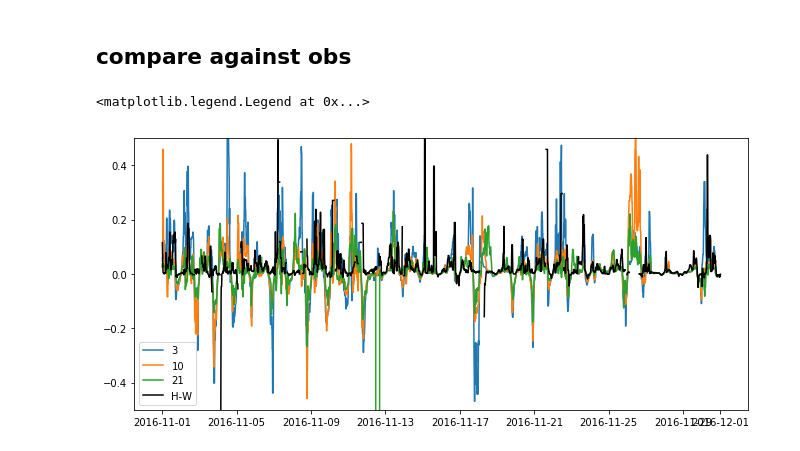
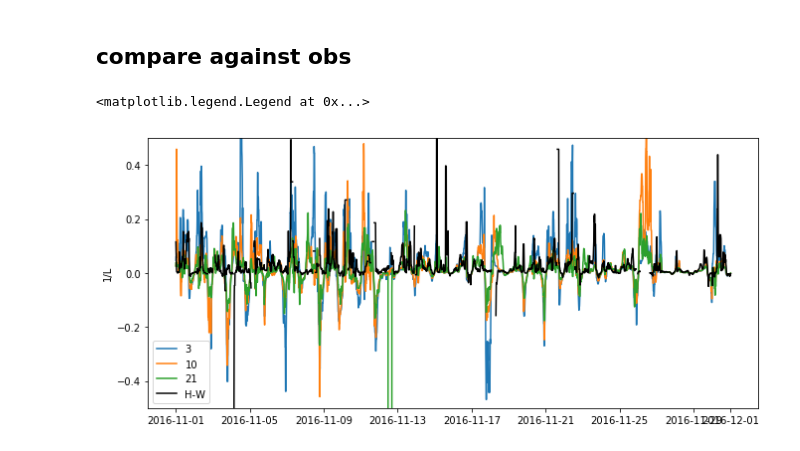
Before and after one commit to ewquon/analysis, a Jupyter notebook: wfip2/stability_analysis_Basu.ipynb, the cells around one changed output. Drawn from its saved outputs; the diff is of its cells as text; code cells hidden in the pictures.

```diff
--- a/wfip2/stability_analysis_Basu.ipynb
+++ b/wfip2/stability_analysis_Basu.ipynb
@@ -98,17 +97,18 @@ window = '2h'
 # %%
 fig,ax = plt.subplots(figsize=(11,5))
 for height in est.heights:
     z_L = df.loc[df['height']==height,['(z-d)/L']]
     z_L = z_L.rolling(window).median()
     ax.plot(z_L.index,z_L['(z-d)/L']/height,label=height)
 invL_med = pd.Series(index=z_L.index,data=invL).rolling(window).median()
 ax.plot(z_L.index,invL_med,'k-',label='H-W')
 ax.set_ylim((-.5,.5))
 ax.set_xlabel('')
+ax.set_ylabel('1/L')
 ax.legend()
 # %% [output]
 <matplotlib.legend.Legend at 0x...>
-[figure, old version]
+[figure, new version]
 # %%
 for height in est.heights:
     z_L = df.loc[df['height']==height,['(z-d)/L']]
```
Also changed, not shown: parts of 4 cells of this notebook.
